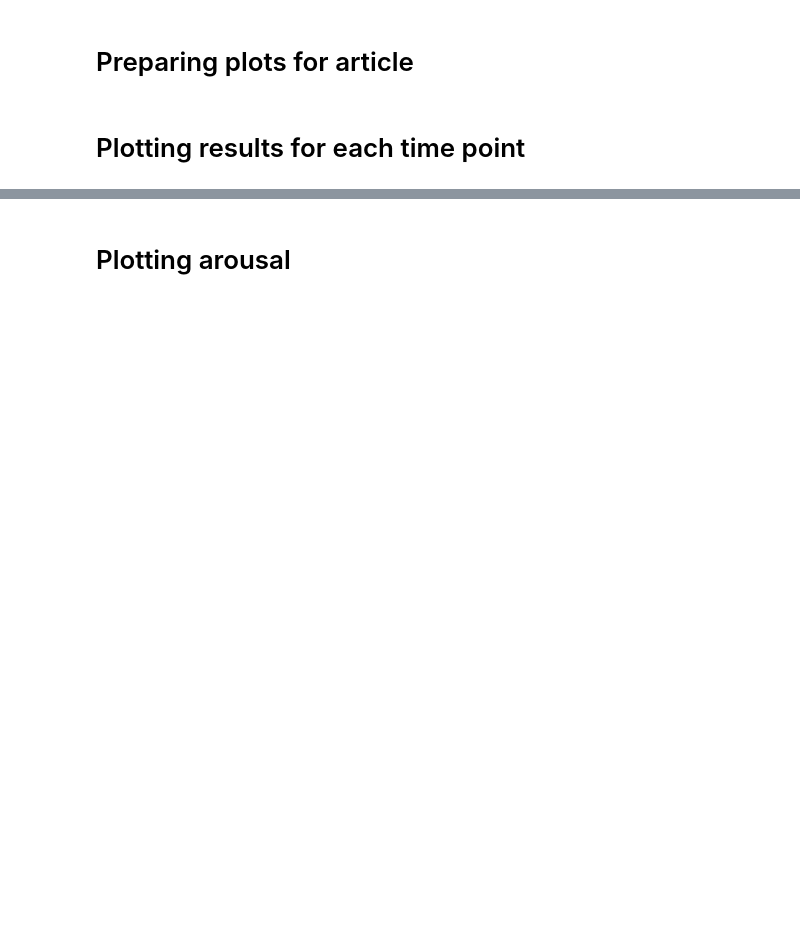
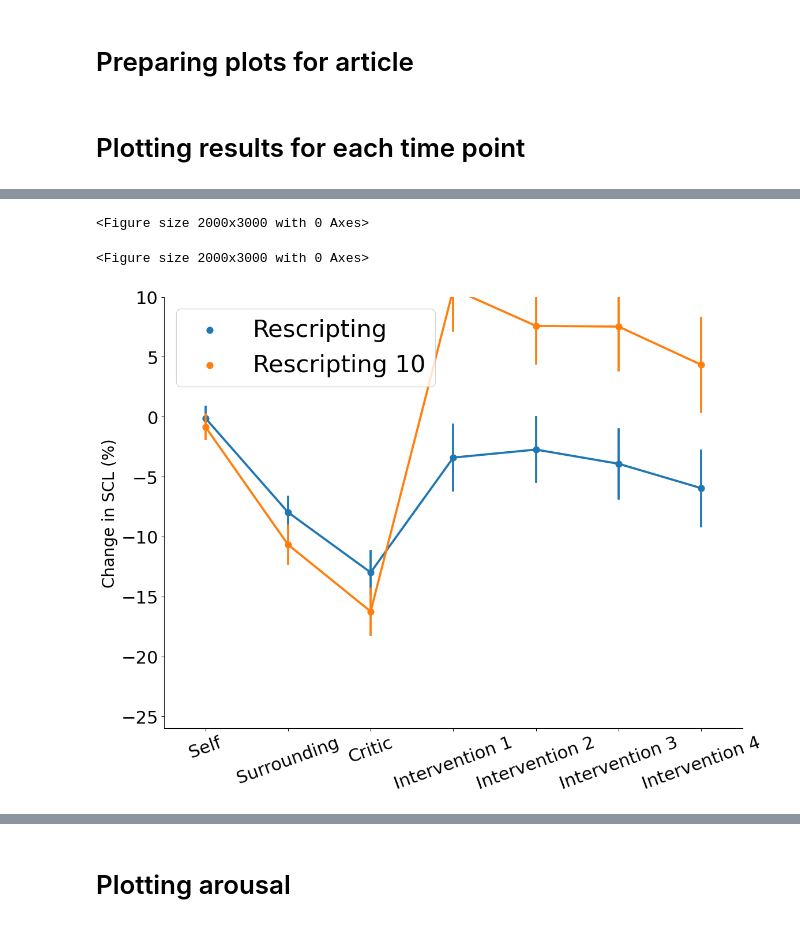
Before and after one commit to stakar/plotSCL, a Jupyter notebook: plotting-rating_diff_scenario.ipynb, the cells around one changed output, grey strips where cells are left out. Cells and saved outputs as stored; diff of their text form; code cells hidden in the pictures; blank space fills up the shorter version.

```diff
--- a/plotting-rating_diff_scenario.ipynb
+++ b/plotting-rating_diff_scenario.ipynb
@@ -96,4 +98,56 @@ plt.show()
 ... (7 outputs left out)
+# %%
+time_point = {'TP2':['First listening of intervention',[-26,10]]}
+scenario = {'Neut':'Neutral scenario','CritT':'Criticism scenario'}
+
+colset_dict = {'TP1':['Self','Surrounding','Critic','Interaction'],
+              'TP2':['Self','Surrounding','Critic','Intervention 1', 'Intervention 2','Intervention 3','Intervention 4'],
+              'TP63':['Self','Surrounding','Critic','Interaction'],
+              'TP73':['Self','Surrounding','Critic','Interaction'],
+              'TP83':['Self','Surrounding','Critic','Interaction']}
+
+tp = 'TP73'
+cond = 'Neut'
+
+for tpoint in list(time_point.keys()):
+    for scen in list(scenario.keys()):
+        try:
+            tp = tpoint
+            tp_formal = time_point[tp][0]
+            scen_formal = scenario[scen]
+            cond = scen
+            group = group_12
+            title = f'{scen_formal} {tp_formal}'
+            ylab = 'Change in SCL (%)'
+
+            plt.figure(figsize=(20,30))
+
+            tmp = result.loc[group,result.columns.str.contains(fr'SCL_{tp}_{cond}_P.*')]
+            tmp.columns = colset_dict[tpoint]
+            tmp['Condition'] = result['Condition_x_first']
+            tmp_melted  = tmp.melt(id_vars=['Condition'],value_vars=tmp.columns[:-1])
+            sns.catplot(kind='point',x='variable',y='value',hue='Condition',data=tmp_melted,errorbar='se'
+                        ,height=9, aspect=1.3,legend=False)
+
+
+            plt.xlabel('',fontsize=20)
+            plt.ylabel(ylab,fontsize=20)
+            plt.xticks(fontsize=22,rotation=20)
+            plt.yticks(fontsize=22)
+#             plt.title(title,fontsize=30)
+
+            plt.ylim(time_point[tp][1])
+            plt.legend(loc='upper left',fontsize=30)
+
+            plt.tight_layout()
+            plt.savefig(f'{scen_formal} {tp_formal}.png')
+        except:
+            pass
+plt.show()
+# %% [output]
+<Figure size 2000x3000 with 0 Axes>
+<Figure size 2000x3000 with 0 Axes>
+[figure, added]
 # %%
 
 cond = 'Neut'
```
Also changed, not shown: parts of 12 cells of this notebook.
